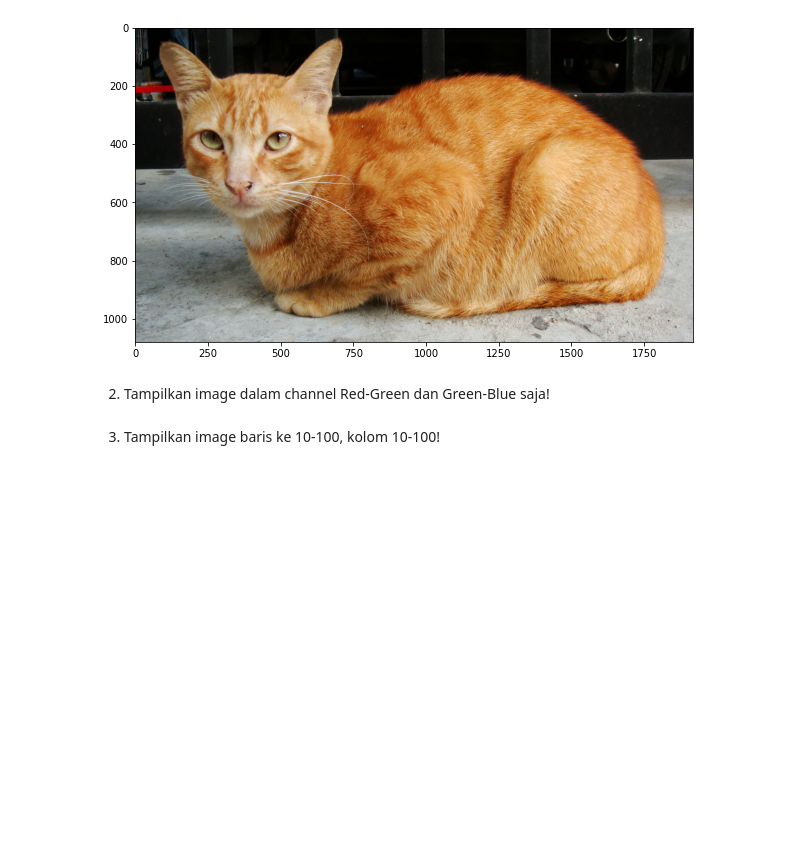
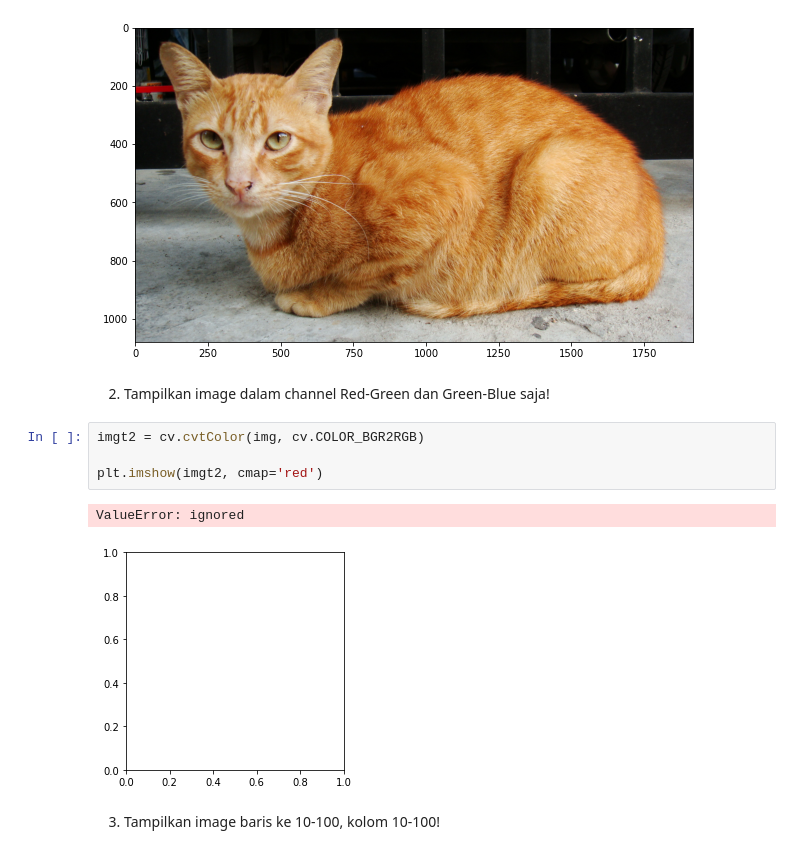
Before and after one commit to mukhammadarifin/PCVK_Genap_2021, a Jupyter notebook: week2.ipynb, the cells around one changed output. Drawn from its saved outputs; the diff is of its cells as text; blank space fills up the shorter version.

```diff
--- a/week2.ipynb
+++ b/week2.ipynb
@@ -54,6 +54,13 @@ ax.imshow(imgt1)
 [figure]
 # %% [markdown]
 2. Tampilkan image dalam channel Red-Green dan Green-Blue saja!
+# %%
+imgt2 = cv.cvtColor(img, cv.COLOR_BGR2RGB)
+
+plt.imshow(imgt2, cmap='red')
+# %% [output]
+ValueError: ignored
+[figure, added]
 # %% [markdown]
 3. Tampilkan image baris ke 10-100, kolom 10-100!
 # %% [markdown]
```
Also changed, not shown: parts of 2 cells of this notebook.
